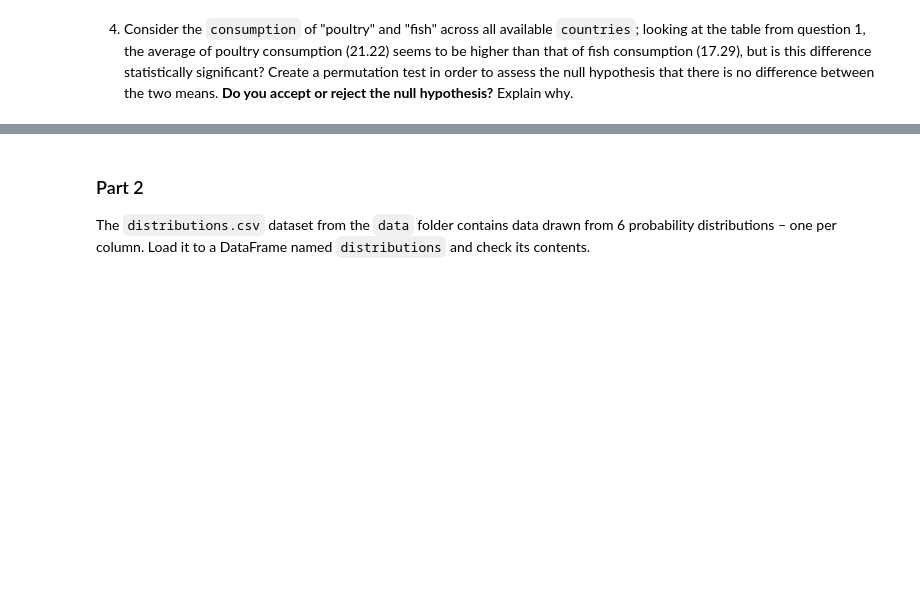
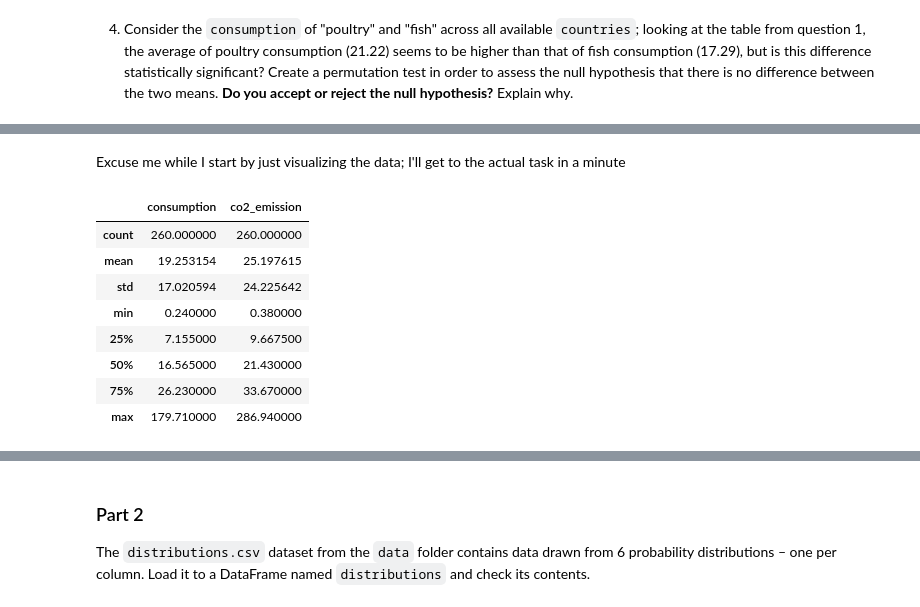
Before and after one commit to extra-jalapenos/statistics-final-assignment, a Jupyter notebook: assignment.ipynb, the cells around one changed output, grey strips where cells are left out. Drawn from its saved outputs; the diff is of its cells as text; code cells hidden in the pictures; blank space fills up the shorter version.

```diff
--- a/assignment.ipynb
+++ b/assignment.ipynb
@@ -76,0 +74,17 @@ SyntaxError: invalid syntax. Maybe you meant '==' or ':=' instead of '='? (33225
+# %% [markdown]
+Excuse me while I start by just visualizing the data; I'll get to the actual task in a minute
+# %%
+# [returned_expression for iterator_var in iterable]
+onlyPoultryAndFishFilter = [element in ["poultry", "fish"] for element in food["food_category"]]
+onlyPoultryAndFish = food[onlyPoultryAndFishFilter]
+onlyPoultryAndFish.describe()
+# %% [output]
+|  | consumption | co2_emission |
+| count | 260.000000 | 260.000000 |
+| mean | 19.253154 | 25.197615 |
+| std | 17.020594 | 24.225642 |
+| min | 0.240000 | 0.380000 |
+| 25% | 7.155000 | 9.667500 |
+| 50% | 16.565000 | 21.430000 |
+| 75% | 26.230000 | 33.670000 |
+| max | 179.710000 | 286.940000 |
```
Also changed, not shown: parts of 4 cells of this notebook.
